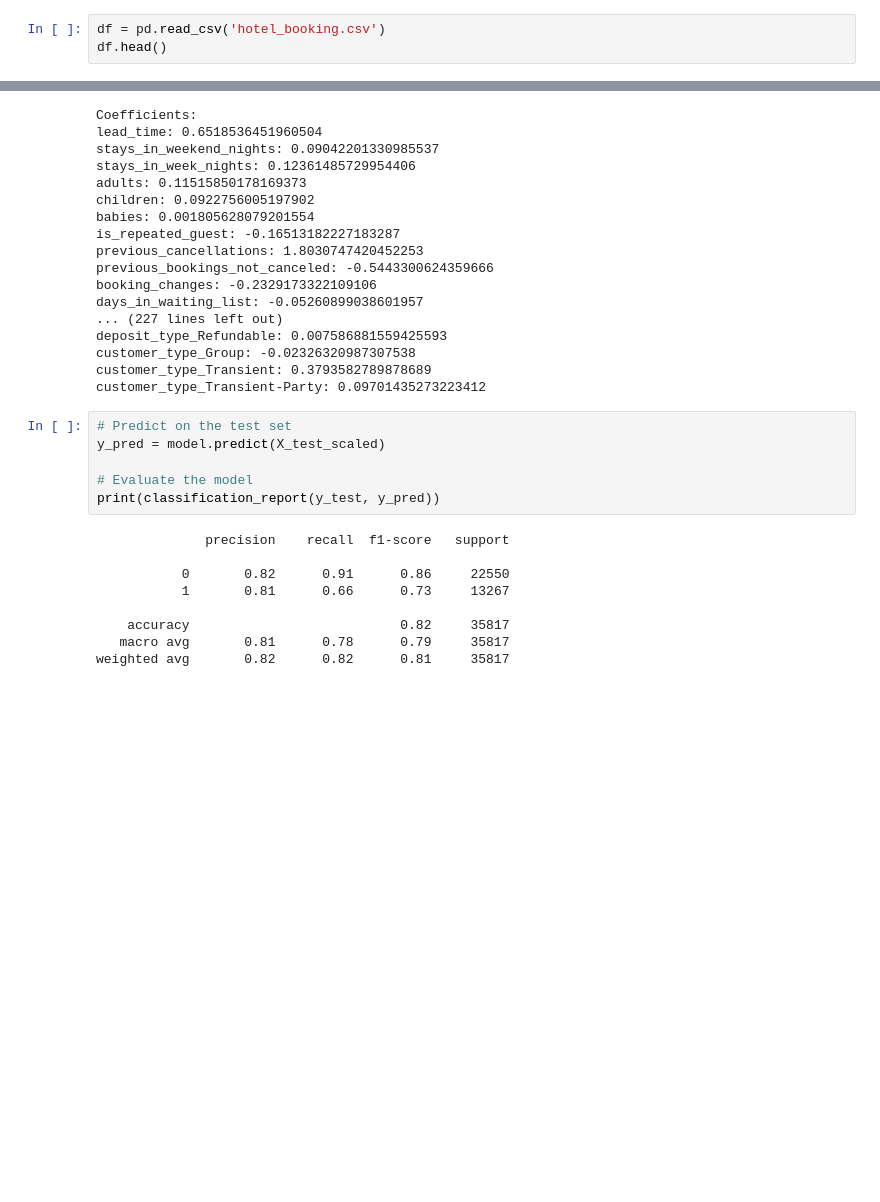
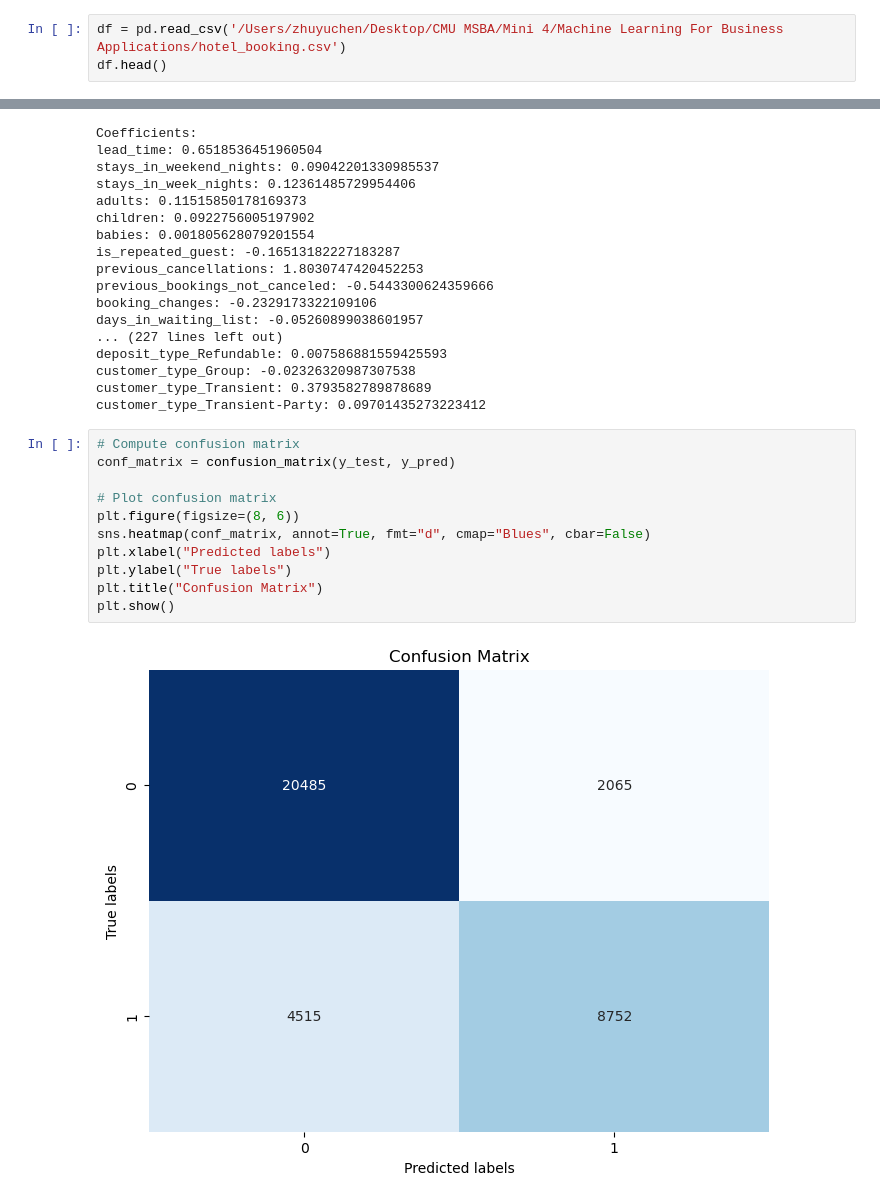
Before and after one commit to jiayuanye/hotel_cancellation, a Jupyter notebook: Hotel Cancellation Rate Prediction.ipynb, the cells around one changed output, grey strips where cells are left out. Cells and saved outputs as stored; diff of their text form; blank space fills up the shorter version.

```diff
--- a/Hotel Cancellation Rate Prediction.ipynb
+++ b/Hotel Cancellation Rate Prediction.ipynb
@@ -20,7 +22,7 @@ from sklearn.preprocessing import StandardScaler
 # %% [markdown]
 ### Initial Data Exploration
 # %%
-df = pd.read_csv('hotel_booking.csv')
+df = pd.read_csv('/Users/zhuyuchen/Desktop/CMU MSBA/Mini 4/Machine Learning For Business Applications/hotel_booking.csv')
 df.head()
 # %% [output]
 |  | hotel | is_canceled | lead_time | arrival_date_year | arrival_date_month | arrival_date_week_number | ... |
@@ -166,18 +230,16 @@ deposit_type_Refundable: 0.007586881559425593
 customer_type_Group: -0.02326320987307538
 customer_type_Transient: 0.3793582789878689
 customer_type_Transient-Party: 0.09701435273223412
-# %%
-# Predict on the test set
-y_pred = model.predict(X_test_scaled)
-
-# Evaluate the model
-print(classification_report(y_test, y_pred))
-# %% [output]
-              precision    recall  f1-score   support
-
-           0       0.82      0.91      0.86     22550
-           1       0.81      0.66      0.73     13267
-
-    accuracy                           0.82     35817
-   macro avg       0.81      0.78      0.79     35817
-weighted avg       0.82      0.82      0.81     35817
+# %%
+# Compute confusion matrix
+conf_matrix = confusion_matrix(y_test, y_pred)
+
+# Plot confusion matrix
+plt.figure(figsize=(8, 6))
+sns.heatmap(conf_matrix, annot=True, fmt="d", cmap="Blues", cbar=False)
+plt.xlabel("Predicted labels")
+plt.ylabel("True labels")
+plt.title("Confusion Matrix")
+plt.show()
+# %% [output]
+[figure, added]
```
Also changed, not shown: parts of 14 cells of this notebook, 2 other files.
